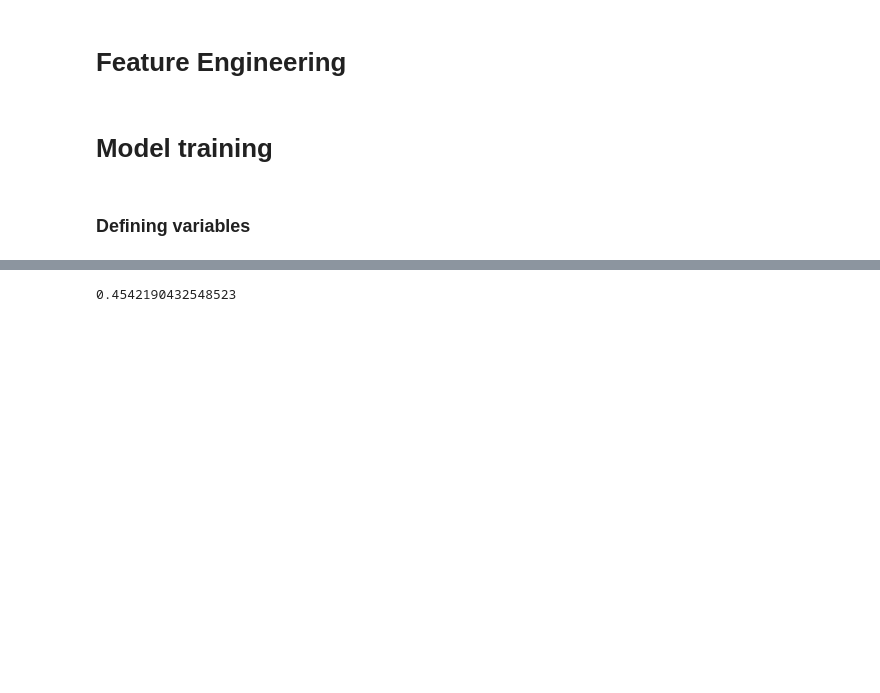
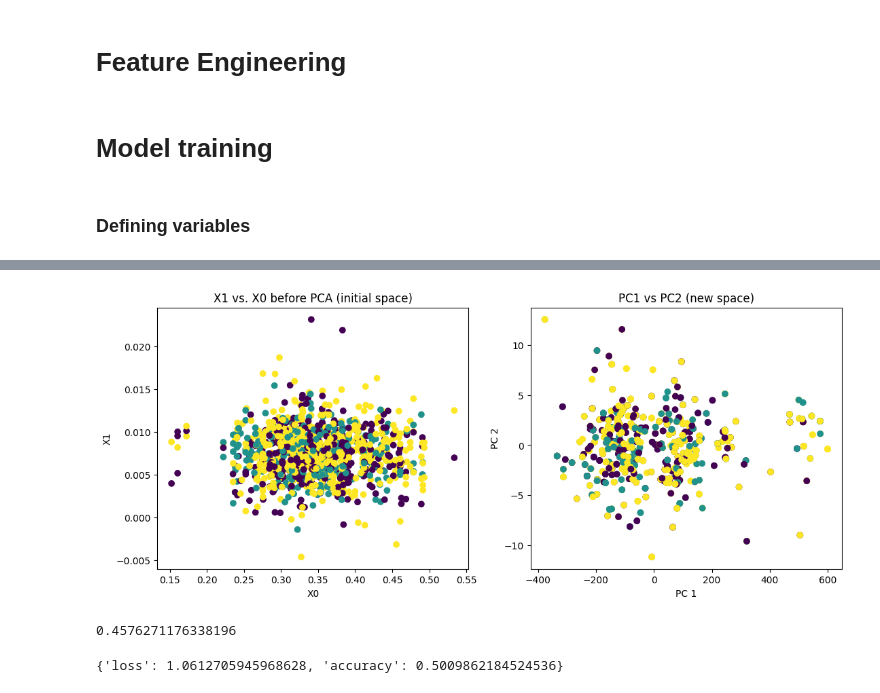
Before and after one commit to jotanavarrete/goalguru, a Jupyter notebook: notebooks/juan/soccer_model_training.ipynb, the cells around one changed output, grey strips where cells are left out. Saved outputs shown, nothing was run; the diff lists cells and outputs as text; code cells hidden in the pictures; blank space fills up the shorter version.

Commit message:
60 features and base model

```diff
--- a/notebooks/juan/soccer_model_training.ipynb
+++ b/notebooks/juan/soccer_model_training.ipynb
@@ -230,0 +295,11 @@ reduced_x_test = pd.DataFrame(data = pca.transform(X_test), columns = ['PC1', 'P
+# %%
+plt.figure(figsize=(13,5))
+plt.subplot(1,2,1)
+plt.title('X1 vs. X0 before PCA (initial space)'); plt.xlabel('X0'); plt.ylabel('X1')
+plt.scatter(X_train.iloc[:,53], X_train.iloc[:,59], c = y_train)
+
+plt.subplot(1,2,2)
+plt.title('PC1 vs PC2 (new space)'); plt.xlabel('PC 1'); plt.ylabel('PC 2')
+plt.scatter(reduced_x_train.iloc[:,0], reduced_x_train.iloc[:,8], c = y_train);
+# %% [output]
+[figure, added]
@@ -263,7 +349,14 @@ history = model.fit(
     verbose = 0,
     callbacks = es
 )
+# %%
+np.max(history.history['val_accuracy'])
+# %% [output]
+0.4576271176338196
 # %%
-model.evaluate(reduced_x_test, y_test, verbose = 0)[1]
+model.evaluate(X_test, y_test,
+               batch_size = 64,
+               verbose = 0,
+              return_dict=True)
 # %% [output]
-0.4542190432548523
+{'loss': 1.0612705945968628, 'accuracy': 0.5009862184524536}
```
Also changed, not shown: parts of 20 cells of this notebook, 9 other files.
